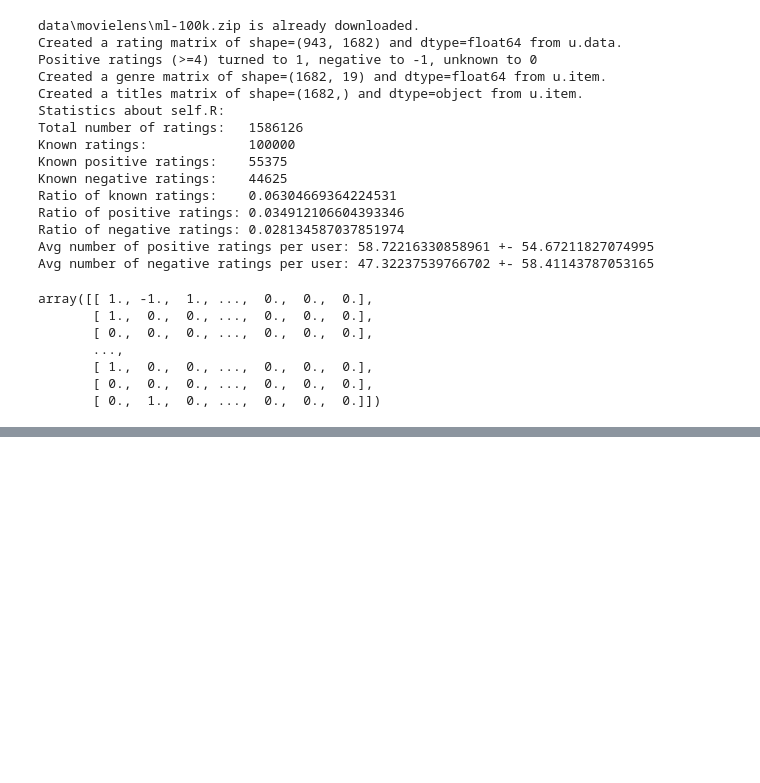
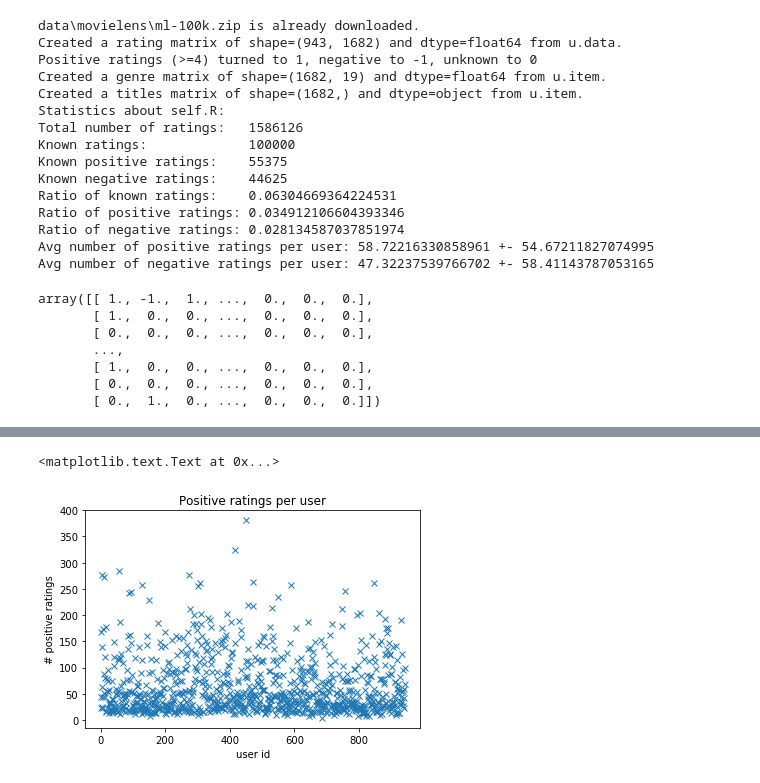
Before and after one commit to BartyzalRadek/contextual-bandits-recommender, a Jupyter notebook: dataset.ipynb, the cells around one changed output, grey strips where cells are left out. Cells and saved outputs as stored; diff of their text form; code cells hidden in the pictures; blank space fills up the shorter version.

Commit message:
Plot pos/neg ratings per user.

```diff
--- a/dataset.ipynb
+++ b/dataset.ipynb
@@ -45,0 +37,2 @@ Avg number of negative ratings per user: 51.952279957582185 +- 58.14930186255859
+# %%
+(user_pos_rats, user_neg_rats) = dataset.get_statistics(R)
@@ -45,0 +49,8 @@ Avg number of negative ratings per user: 51.952279957582185 +- 58.14930186255859
+# %%
+plt.plot(range(R.shape[0]), user_pos_rats, 'x')
+plt.ylabel('# positive ratings')
+plt.xlabel('user id')
+plt.title('Positive ratings per user')
+# %% [output]
+<matplotlib.text.Text at 0x...>
+[figure, added]
```
Also changed, not shown: parts of 4 cells of this notebook.
